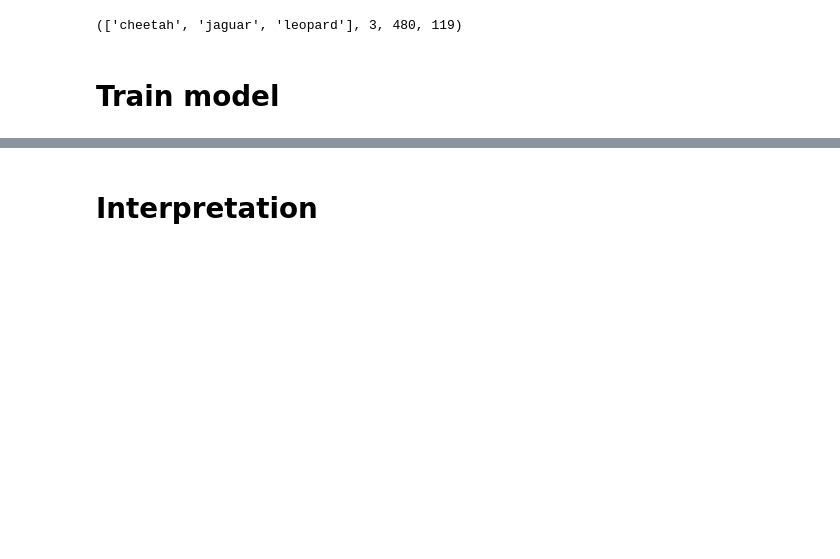
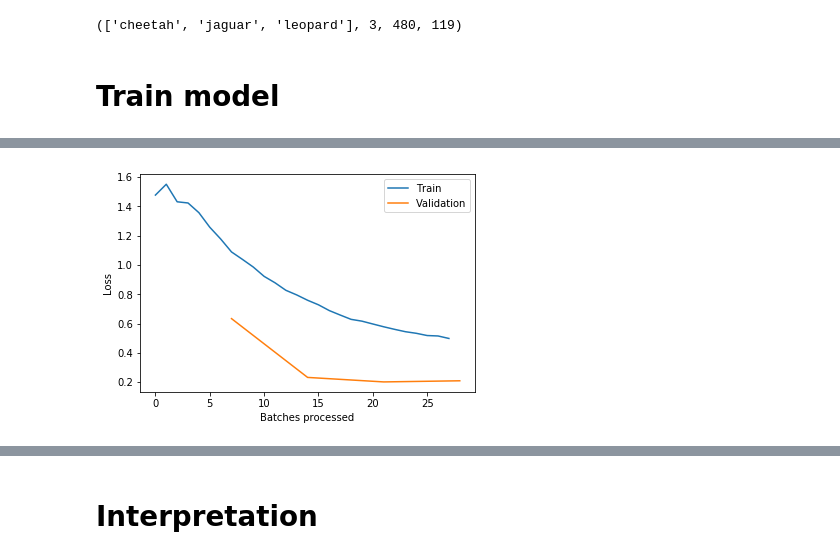
Before and after one commit to wajahatcolab/fastaitest, a Jupyter notebook: feline_classifier.ipynb, the cells around one changed output, grey strips where cells are left out. Cells and saved outputs as stored; diff of their text form; code cells hidden in the pictures; blank space fills up the shorter version.

```diff
--- a/feline_classifier.ipynb
+++ b/feline_classifier.ipynb
@@ -90,0 +109,4 @@ learn.unfreeze()
+# %%
+learn.recorder.plot_losses()
+# %% [output]
+[figure, added]
```
Also changed, not shown: parts of 17 cells of this notebook.
